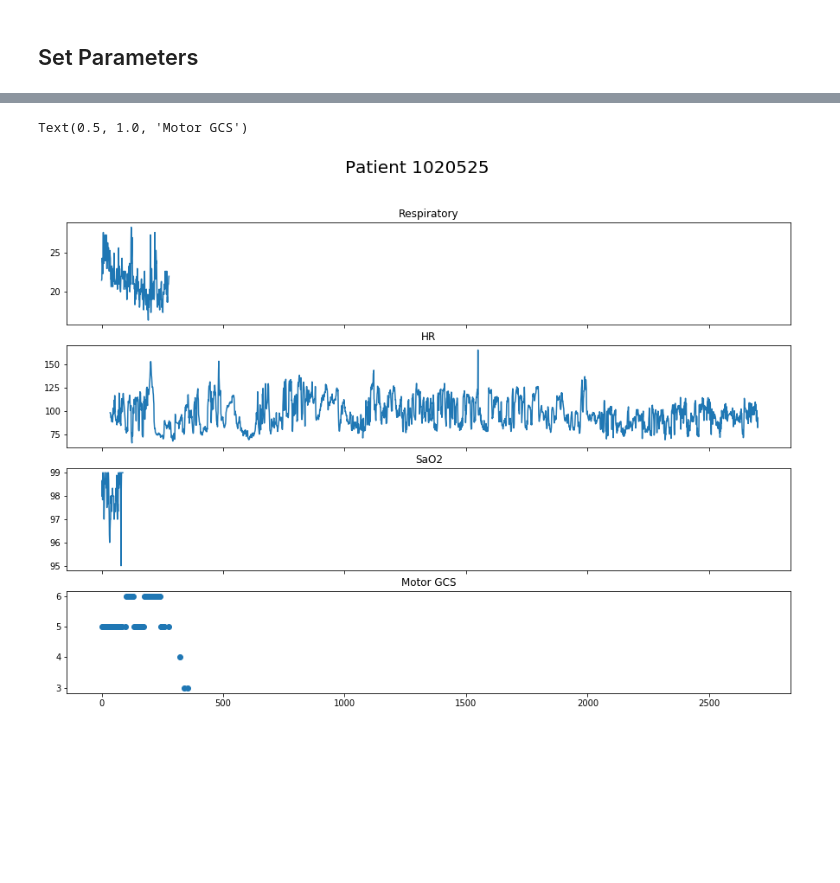
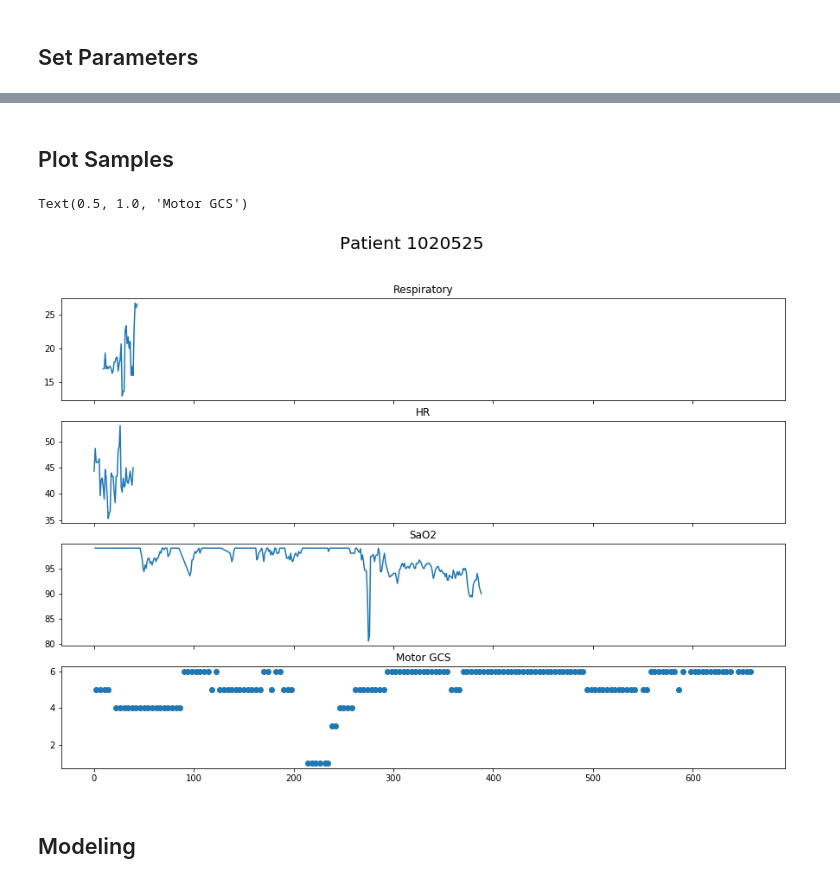
Before and after one commit to adit98/tbi, a Jupyter notebook: GCS_Modeling.ipynb, the cells around one changed output, grey strips where cells are left out. Drawn from its saved outputs; the diff is of its cells as text; code cells hidden in the pictures; blank space fills up the shorter version.

```diff
--- a/GCS_Modeling.ipynb
+++ b/GCS_Modeling.ipynb
@@ -106,22 +102,26 @@ gcs_grouped = gcs.groupby(['patientunitstayid', 'offset_bin']).mean().reset_inde
+# %% [markdown]
+## Plot Samples
 # %%
 # get one patient's data
-ind_slice = np.argwhere(hr_grouped['patientunitstayid'] == 318676).flatten()
+ind_slice = np.argwhere(hr_grouped['patientunitstayid'] == 1020525).flatten()
 f, (ax1, ax2, ax3, ax4) = plt.subplots(4, 1, sharex=True, figsize=(15,10))
 f.suptitle("Patient 1020525", size = 20)
 ax1.plot(np.arange(resp_grouped[resp_grouped.index.isin(ind_slice)]['value'].shape[0]),
          resp_grouped[resp_grouped.index.isin(ind_slice)]['value'])
 ax1.set_title("Respiratory")
 
 ax2.plot(np.arange(hr_grouped[hr_grouped.index.isin(ind_slice)]['value'].shape[0]),
          hr_grouped[hr_grouped.index.isin(ind_slice)]['value'])
 ax2.set_title("HR")
 
 ax3.plot(np.arange(sao2_grouped[sao2_grouped.index.isin(ind_slice)]['value'].shape[0]),
          sao2_grouped[sao2_grouped.index.isin(ind_slice)]['value'])
 ax3.set_title("SaO2")
 
 ax4.scatter(gcs_grouped[gcs_grouped.index.isin(ind_slice)]['offset_bin'], gcs_grouped[gcs_grouped.index.isin(ind_slice)]['Value'])
 ax4.set_title("Motor GCS")
 # %% [output]
 Text(0.5, 1.0, 'Motor GCS')
-[figure, old version]
+[figure, new version]
+# %% [markdown]
+## Modeling
```
Also changed, not shown: parts of 13 cells of this notebook, 1 other file.
